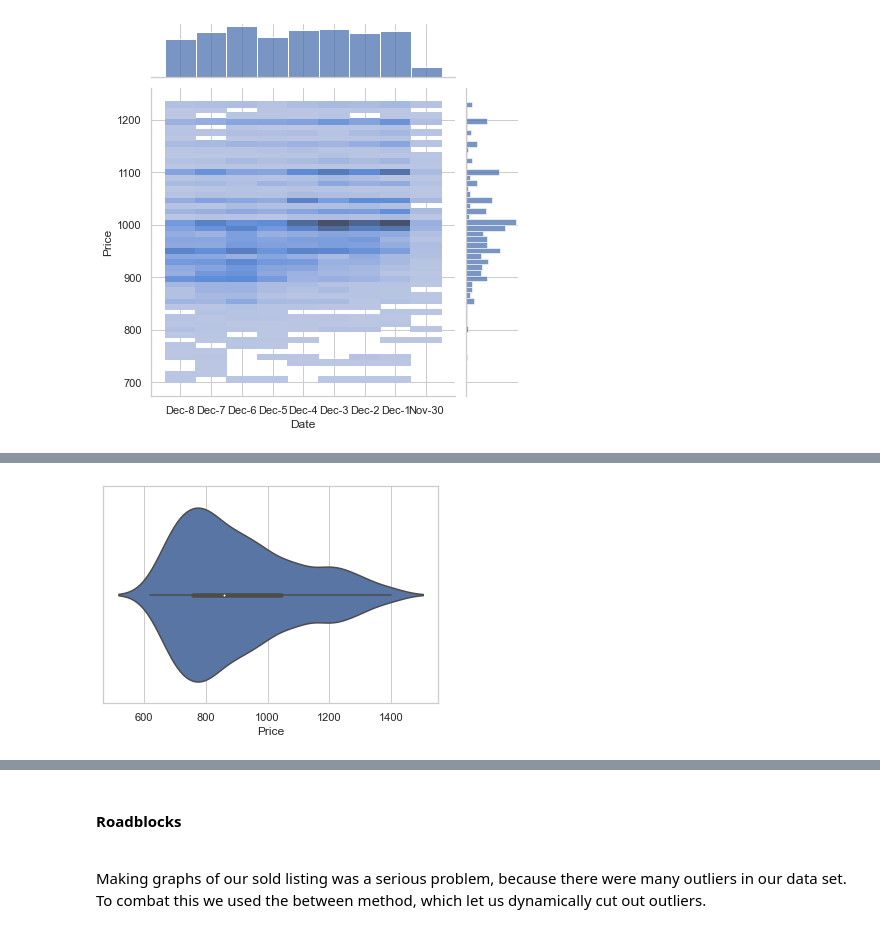
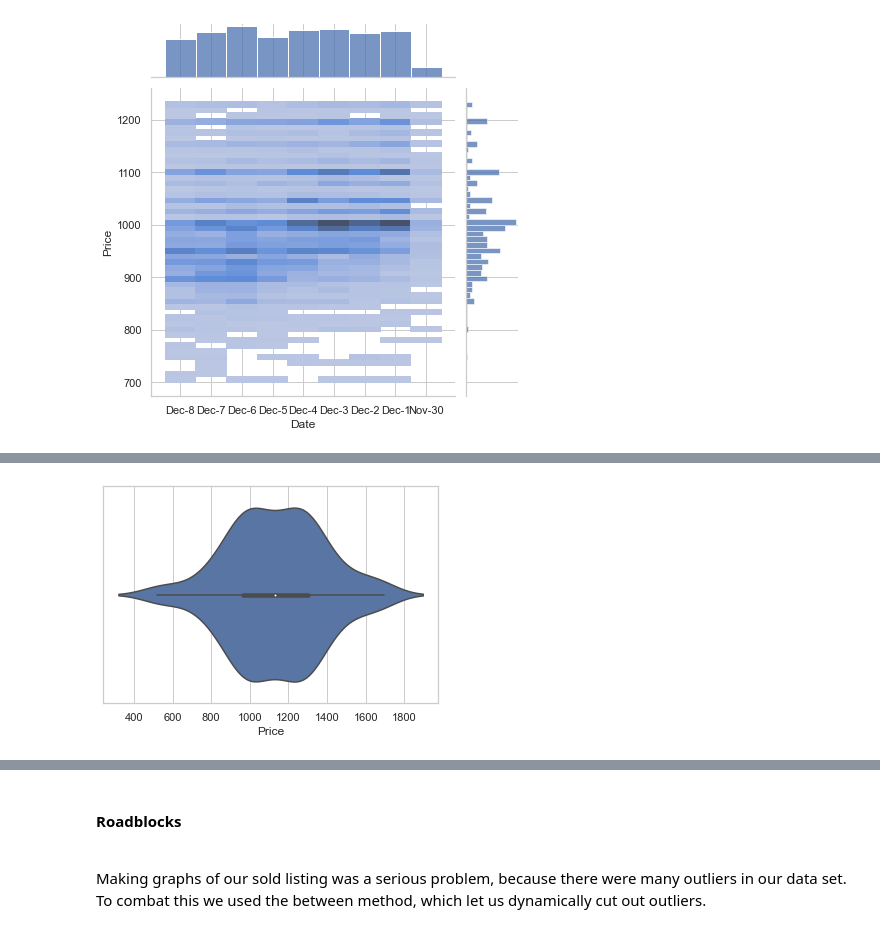
Before and after one commit to GravelBirthstone/Scalper-Project, a Jupyter notebook: final-notebook.ipynb, the cells around one changed output, grey strips where cells are left out. Drawn from its saved outputs; the diff is of its cells as text; code cells hidden in the pictures.

Commit message:
finished adding xbox and nvidia violins to final nb

```diff
--- a/final-notebook.ipynb
+++ b/final-notebook.ipynb
@@ -66,7 +78,8 @@ joint = sns.jointplot(x=dates, y=price, kind='hist')
 # %%
-items = pd.read_csv('data/new_ebay_tues.csv')
-price = items['Price']
-price = price[price.between(price.quantile(.05), price.quantile(.95))]
-orchestra = sns.violinplot(x=price)
+# December 9 Nvidia 3080 New Listing Violin Plot
+new_list = pd.read_csv('3080_new.csv')
+pricings = new_list['Price']
+legit_price = pricings[pricings.between(pricings.quantile(.05), pricings.quantile(.95))]
+orchestra = sns.violinplot(x=legit_price)
 # %% [output]
-[figure, old version]
+[figure, new version]
```
Also changed, not shown: parts of 14 cells of this notebook, 1 other file.
